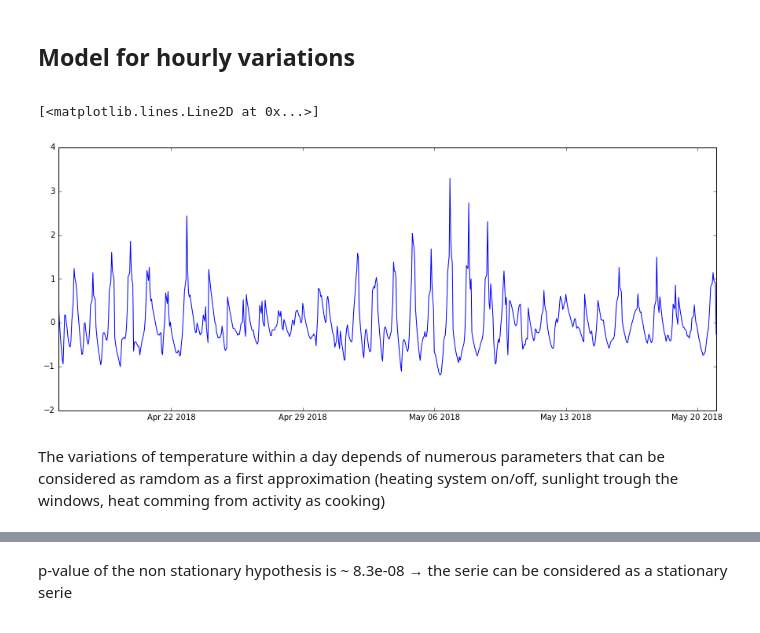
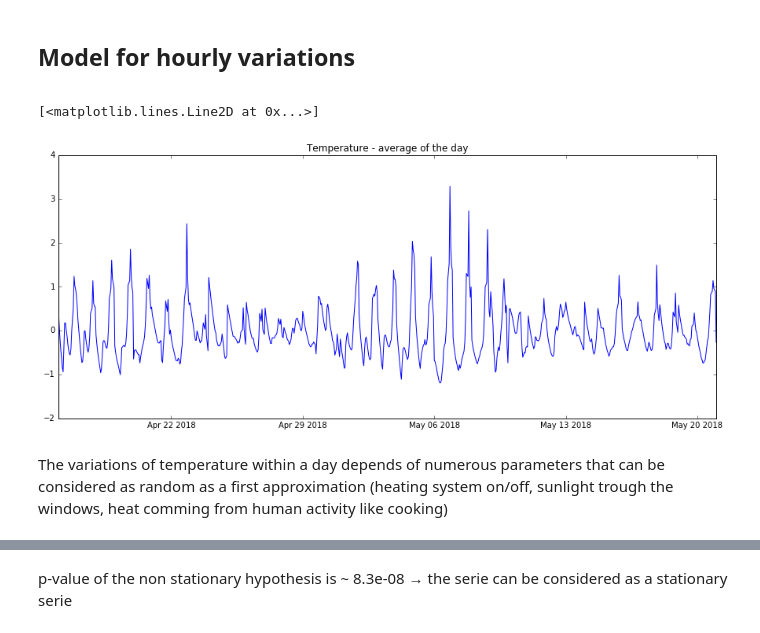
Before and after one commit to HuguesBrun/HomeTemperaturesNotebook, a Jupyter notebook: Home Temperature Prediction.ipynb, the cells around one changed output, grey strips where cells are left out. Drawn from its saved outputs; the diff is of its cells as text; code cells hidden in the pictures.

```diff
--- a/Home Temperature Prediction.ipynb
+++ b/Home Temperature Prediction.ipynb
@@ -216,14 +220,15 @@ Standard deviation on prediction from first day  ~ 0.8
 # %%
 #soustract the average day variation from the temperature
 tsDayPerHour = tsDay.resample('1H').ffill()
 tsDailyVar=(tsTempCleaned-tsDayPerHour)
 tsDailyVar.dropna(inplace=True)
+plt.title('Temperature - average of the day')
 plt.plot(tsDailyVar)
 # %% [output]
 [<matplotlib.lines.Line2D at 0x...>]
-[figure, old version]
+[figure, new version]
 # %% [markdown]
-The variations of temperature within a day depends of numerous parameters that can be considered as ramdom as a first approximation (heating system on/off, sunlight trough the windows, heat comming from activity as cooking)
+The variations of temperature within a day depends of numerous parameters that can be considered as random as a first approximation (heating system on/off, sunlight trough the windows, heat comming from human activity like cooking)
 # %%
 #Perform Dickey-Fuller test:
 print('Results of Dickey-Fuller Test:')
```
Also changed, not shown: parts of 19 cells of this notebook.
